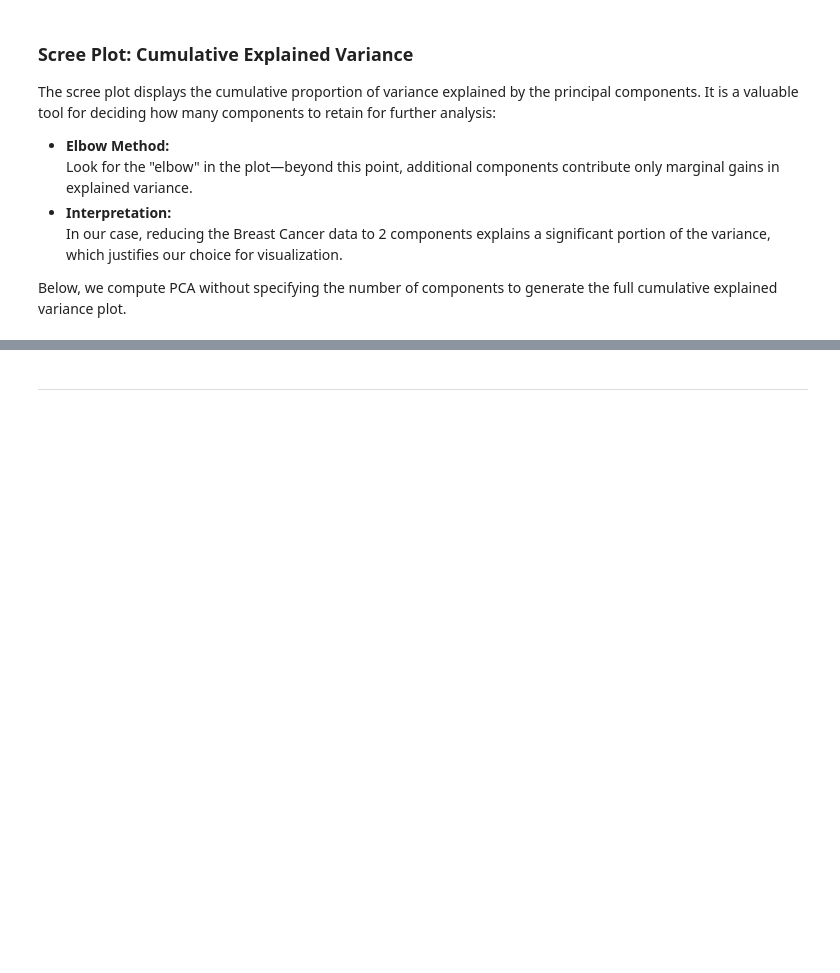
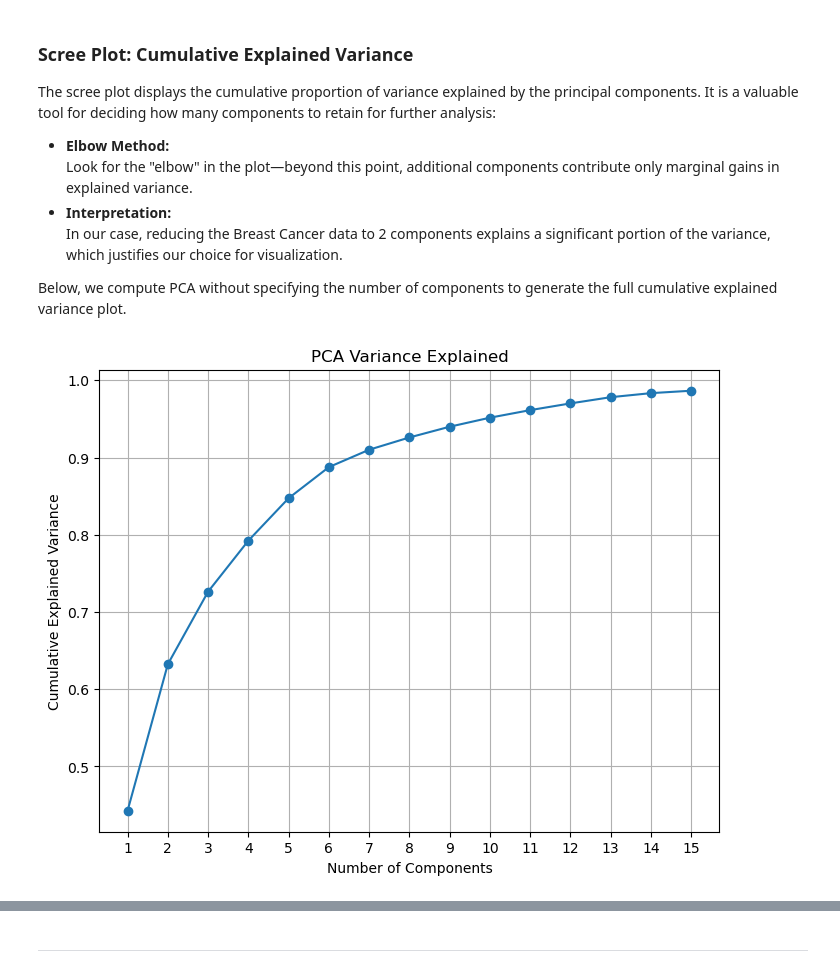
Before and after one commit to julia-dunn/DUNN-Data-Science-Portfolio, a Jupyter notebook: week-11/IDS Week_11_2_IN-CLASS.ipynb, the cells around one changed output, grey strips where cells are left out. Cells and saved outputs as stored; diff of their text form; code cells hidden in the pictures; blank space fills up the shorter version.

```diff
--- a/week-11/IDS Week_11_2_IN-CLASS.ipynb
+++ b/week-11/IDS Week_11_2_IN-CLASS.ipynb
@@ -243,18 +243,20 @@ explained variance plot.
 # %%
 # 3c. Scree Plot: Cumulative Explained Variance
 # This plot helps in determining how many components to retain (looking for the "elbow")
-pca_full =
-cumulative_variance =
+pca_full = PCA(n_components = 15).fit(X_std)
+cumulative_variance = np.cumsum(pca_full.explained_variance_ratio_)
 
 
 plt.figure(figsize=(8, 6))
 plt.plot(range(1, len(cumulative_variance)+1), cumulative_variance, marker='o')
 plt.xlabel('Number of Components')
 plt.ylabel('Cumulative Explained Variance')
 plt.title('PCA Variance Explained')
 plt.xticks(range(1, len(cumulative_variance)+1))
 plt.grid(True)
 plt.show()
+# %% [output]
+[figure, added]
 # %%
 # 3d. Bar Plot: Variance Explained by Each Component
 components = range(1, len(pca_full.explained_variance_ratio_) + 1)
```
Also changed, not shown: parts of 4 cells of this notebook.
